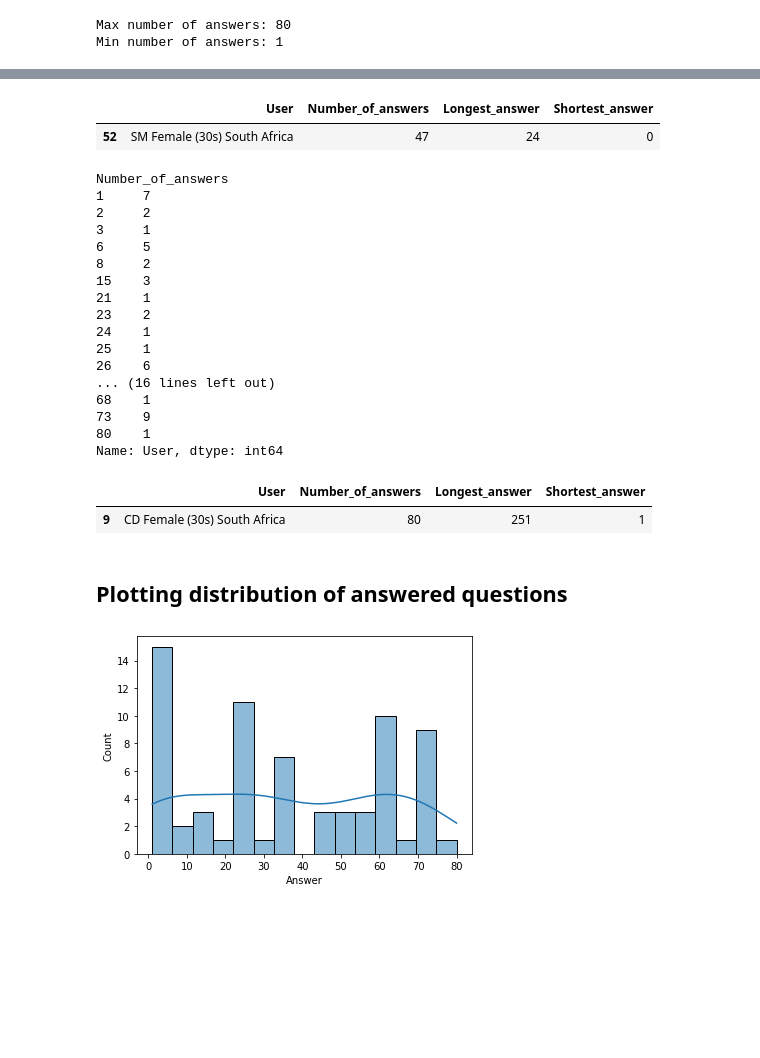
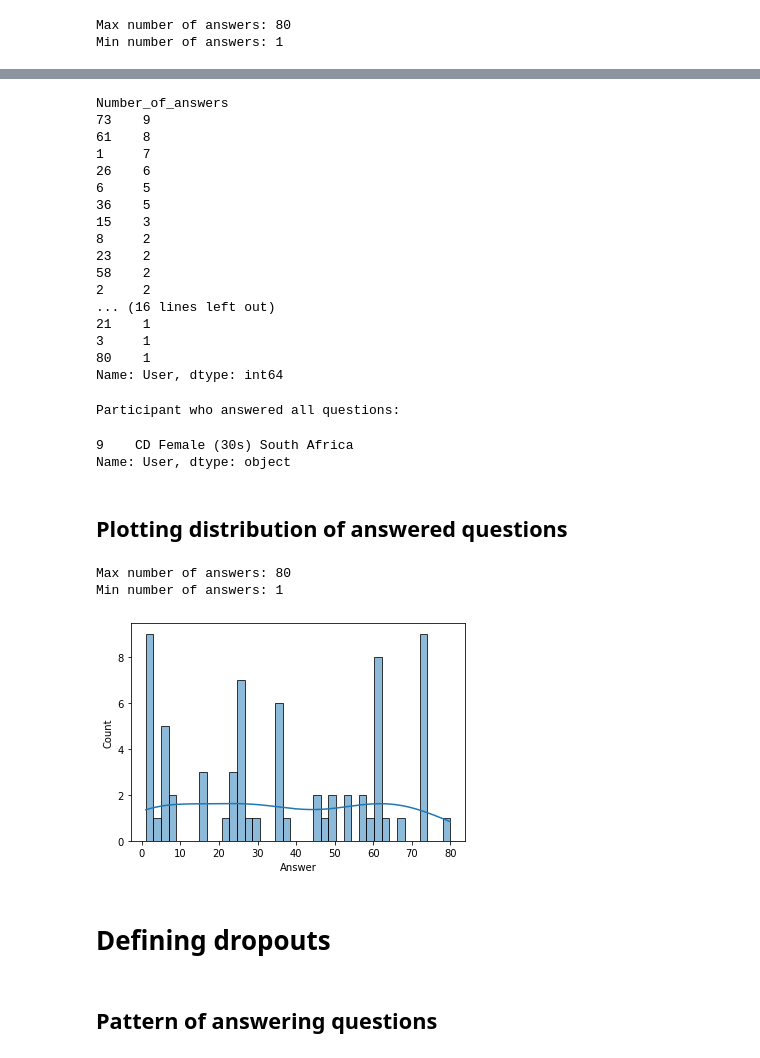
Before and after one commit to Zuza-b/ChangeDEEPly, a Jupyter notebook: notebooks/LP_cleaning_and_preprocessing.ipynb, the cells around one changed output, grey strips where cells are left out. Drawn from its saved outputs; the diff is of its cells as text; code cells hidden in the pictures; blank space fills up the shorter version.

Commit message:
adding analysis for defining dropouts vs non-dropout

```diff
--- a/notebooks/LP_cleaning_and_preprocessing.ipynb
+++ b/notebooks/LP_cleaning_and_preprocessing.ipynb
@@ -408,37 +458,44 @@ Shortest answer has: 0 words
-# %%
-data_overview[data_overview.Shortest_answer == 0]
-# %% [output]
-|  | User | Number_of_answers | Longest_answer | Shortest_answer |
-| 52 | SM Female (30s) South Africa | 47 | 24 | 0 |
 # %%
-group = data_overview.groupby('Number_of_answers')['User'].count()
-group
+answers_per_user = data_overview.groupby('Number_of_answers')['User'].count()
+answers_per_user.sort_values(ascending=False)
 # %% [output]
 Number_of_answers
+73    9
+61    8
 1     7
+26    6
+6     5
+36    5
+15    3
+8     2
+23    2
+58    2
 2     2
+... (16 lines left out)
+21    1
 3     1
-6     5
-8     2
-15    3
-21    1
-23    2
-24    1
-25    1
-26    6
-... (16 lines left out)
-68    1
-73    9
 80    1
 Name: User, dtype: int64
 # %%
-data_overview[data_overview['Number_of_answers']==80]
+print('Participant who answered all questions:')
+display(data_overview[data_overview['Number_of_answers']==80]['User'])
 # %% [output]
-|  | User | Number_of_answers | Longest_answer | Shortest_answer |
-| 9 | CD Female (30s) South Africa | 80 | 251 | 1 |
+Participant who answered all questions:
+9    CD Female (30s) South Africa
+Name: User, dtype: object
 # %% [markdown]
 ## Plotting distribution of answered questions
+# %%
+print(f'Max number of answers: {max(data.groupby("User").count()["Answer"])}')
+print(f'Min number of answers: {min(data.groupby("User").count()["Answer"])}')
+# %% [output]
+Max number of answers: 80
+Min number of answers: 1
 # %%
-sns.histplot(data.groupby('User').count()['Answer'], bins=15, kde=True);
+sns.histplot(data.groupby('User').count()['Answer'], bins=40, kde=True);
 # %% [output]
-[figure, old version]
+[figure, new version]
+# %% [markdown]
+# Defining dropouts
+# %% [markdown]
+## Pattern of answering questions
```
Also changed, not shown: parts of 30 cells of this notebook.
